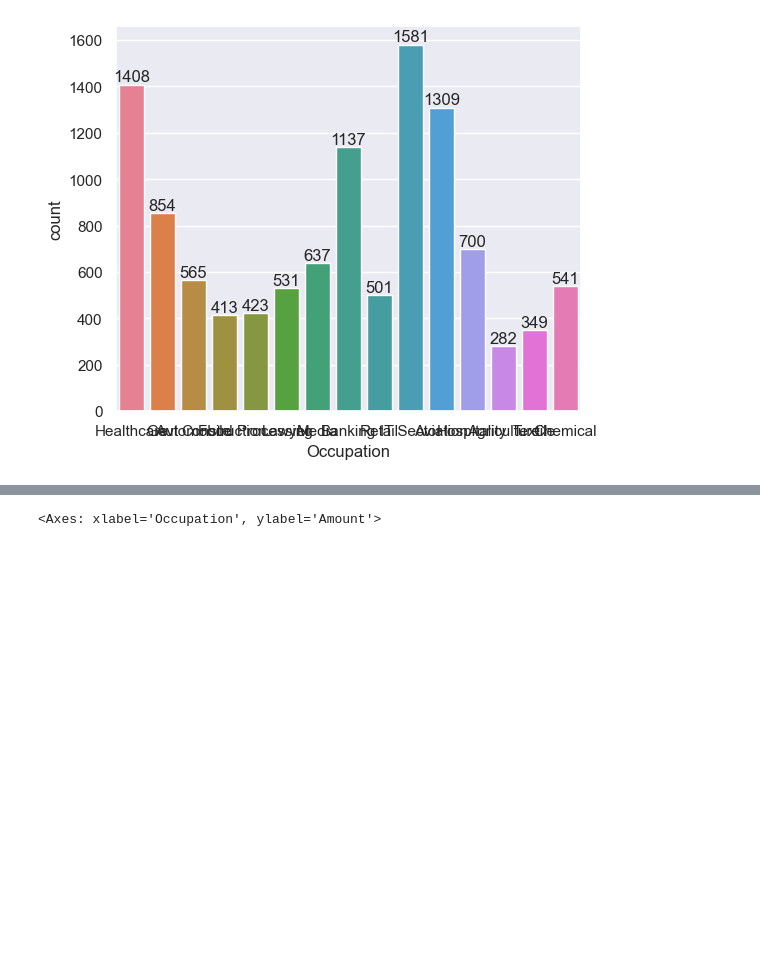
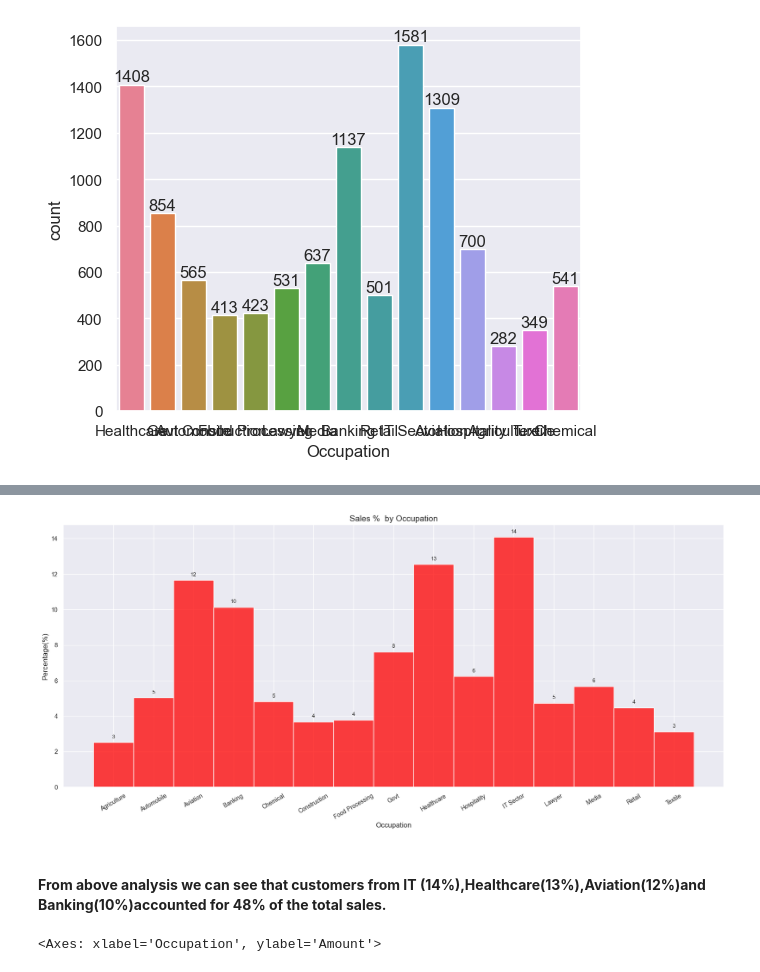
Before and after one commit to RichaSinghhh/Diwali-Sales-Analysis, a Jupyter notebook: Diwali Sales.ipynb, the cells around one changed output, grey strips where cells are left out. Drawn from its saved outputs; the diff is of its cells as text; code cells hidden in the pictures; blank space fills up the shorter version.

```diff
--- a/Diwali Sales.ipynb
+++ b/Diwali Sales.ipynb
@@ -385,3 +514,25 @@ for bars in ax.containers:
+# %%
+# Percentage of Sales by Occupation
+
+ndf = df['Occupation'].sort_values(ascending = True)
+
+plt.figure(figsize = (20,8))
+
+ax = sns.histplot(data = ndf, bins = 20,color ='red',stat = 'percent')
+ax.bar_label(ax.containers[0], fmt = '{:,.0f}', fontsize = 9, label_type= 'edge', padding = 5)
+ax.yaxis.set_major_formatter(ticker.StrMethodFormatter("{x:,.0f}"))
+
+plt.xticks(fontsize = 10, rotation = 30)
+plt.yticks(fontsize = 10)
+plt.xlabel('Occupation', fontsize = 12)
+plt.ylabel('Percentage(%)', fontsize = 12)
+plt.title('Sales %  by Occupation', fontsize = 14)
+
+plt.show()
+# %% [output]
+[figure, added]
+# %% [markdown]
+#### **From above analysis we can see that customers from IT (14%),Healthcare(13%),Aviation(12%)and Banking(10%)accounted for 48% of the total sales.**
 # %%
 sales_state = df.groupby(['Occupation'], as_index=False)['Amount'].sum().sort_values(by='Amount',ascending = False)
 
```
Also changed, not shown: parts of 31 cells of this notebook.
